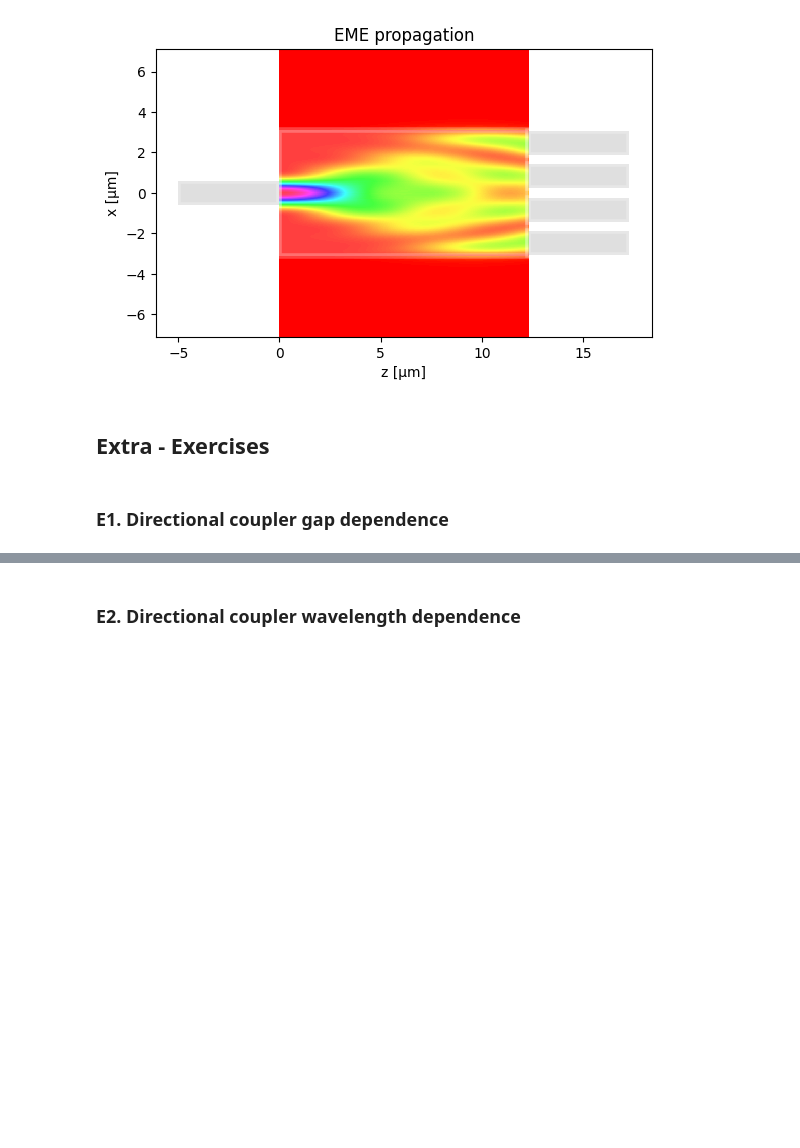
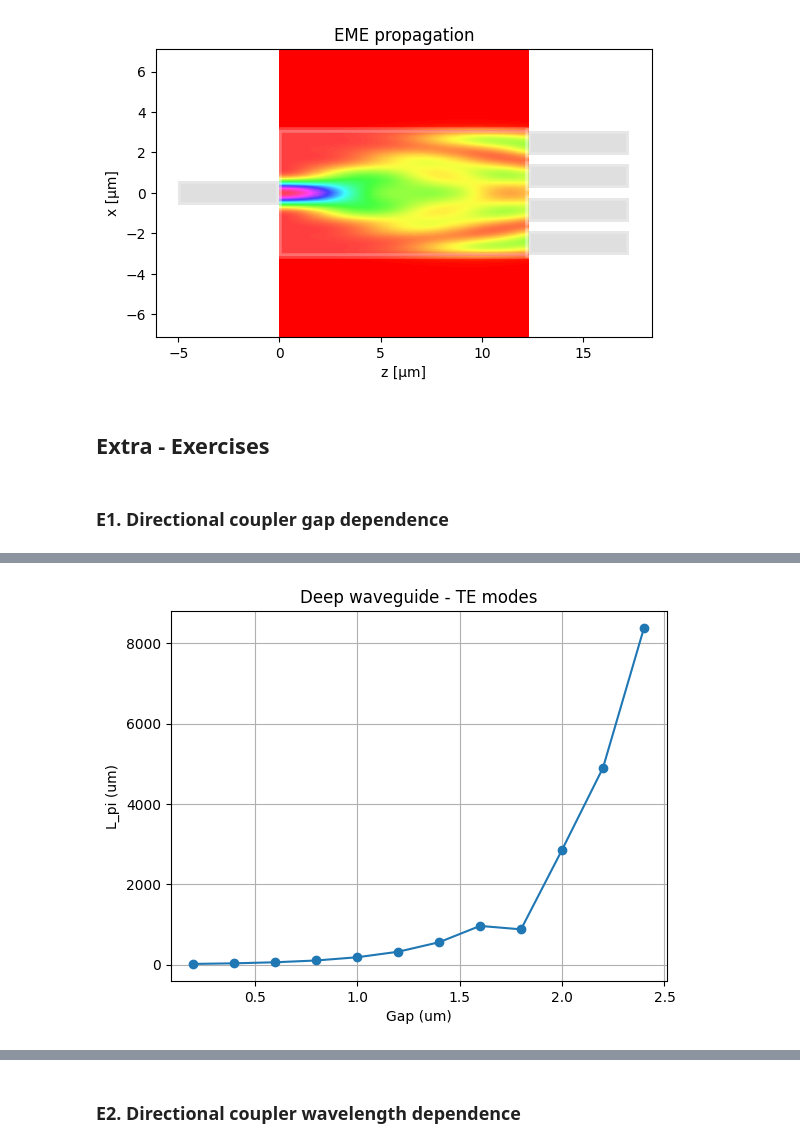
Before and after one commit to ltorjua/cifoin-lab2, a Jupyter notebook: COUPLERS_Student.ipynb, the cells around one changed output, grey strips where cells are left out. Drawn from its saved outputs; the diff is of its cells as text; code cells hidden in the pictures; blank space fills up the shorter version.

```diff
--- a/COUPLERS_Student.ipynb
+++ b/COUPLERS_Student.ipynb
@@ -912,23 +912,49 @@ Ratio over OUTs ['0.2495', '0.2506', '0.2504', '0.2495']
 ## Extra - Exercises
 # %% [markdown]
 ### E1. Directional coupler gap dependence
-# %%
-gap_to_simulate = 600 * nm # STUDENT. You can manually change the gap
-                            # or you can sweep the parameter using a Python for loop.
-
-deep_dcoupler_cs = gt.modes.WaveguideCoupler(
-    wavelength=wavelength, # Wavelength to simulate - Must be a vector
-    core_width=(1.0, 1.0), # Waveguide width
-    gap=gap_to_simulate,
-    slab_thickness=0 * nm, # For shallow waveguides - Set to 0 if its a deep-etched waveguide.
-    core_material='sin', #  Material of the waveguide
-    clad_material='sio2', # Surrounding material
-    core_thickness=300 * nm, # Waveguide height
-    num_modes=4, # Number of modes to find
-    cache_path='.cache/', # Important! In order to save simulation time, set your cache Path!
-    precision='double',
-    max_grid_scaling=1.5, # Parameters of the grid
-    grid_resolution=20 # Parameters of the grid
-)
-
-# STUDENT. Plot goes here
+# %%
+#GUIA DEEP
+#ap_to_simulate = 600 * nm # STUDENT. You can manually change the gap
+                            # or you can sweep the parameter using a Python for loop.
+lambda_c = 1.55
+
+# --- E1: Directional coupler gap dependence (DEEP) ---
+
+gap_values = np.arange(0.2, 2.6, 0.2)
+Lpi_TE = []
+
+for gap_to_simulate in gap_values:
+
+    dcoupler_cs = gt.modes.WaveguideCoupler(
+        wavelength=lambda_c,
+        core_width=(1.0, 1.0),
+        gap=gap_to_simulate,
+        slab_thickness=0 * nm,  # DEEP
+        core_material='sin',
+        clad_material='sio2',
+        core_thickness=300 * nm,
+        num_modes=4,
+        cache_path='.cache/',
+        precision='double',
+        max_grid_scaling=1.5,
+        grid_resolution=20
+    )
+
+    neff = dcoupler_cs.n_eff
+
+    L_pi = 0.5 * lambda_c / (neff[0].real - neff[1].real)
+
+    Lpi_TE.append(L_pi)
+
+    print(f"gap = {gap_to_simulate:.1f} um -> L_pi = {L_pi:.2f} um")
+
+
+# --- Plot ---
+plt.figure()
+plt.plot(gap_values, Lpi_TE, 'o-')
+plt.xlabel("Gap (um)")
+plt.ylabel("L_pi (um)")
+plt.title("Deep waveguide - TE modes")
+plt.grid(True)
+plt.show()
+# %% [output]
@@ -934,0 +978 @@ deep_dcoupler_cs = gt.modes.WaveguideCoupler(
+[figure, added]
```
Also changed, not shown: parts of 10 cells of this notebook, 1 other file.
